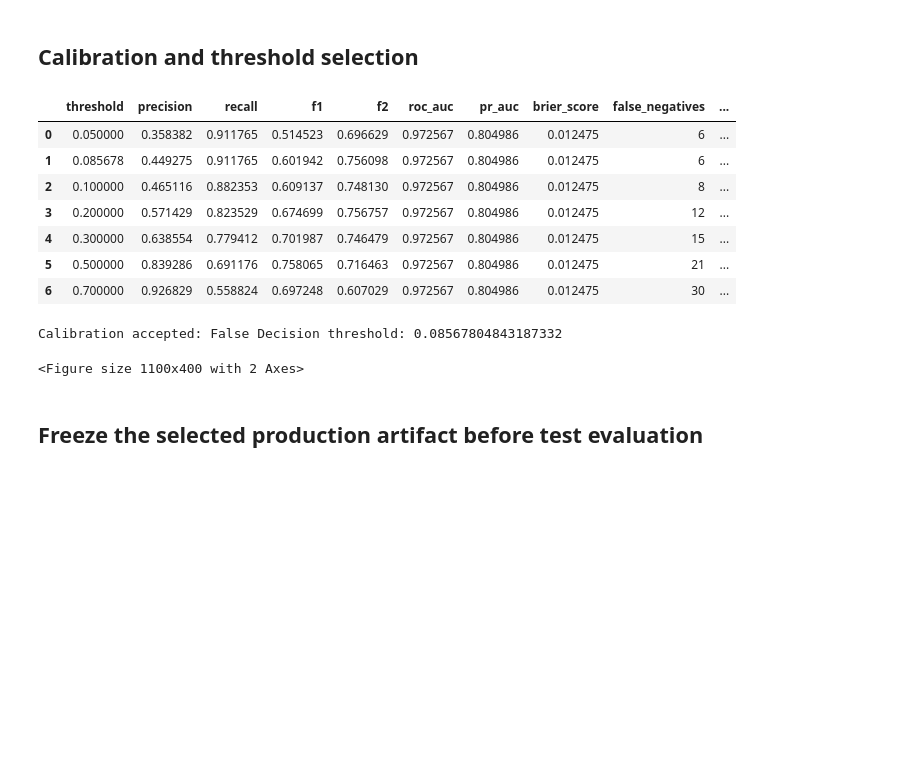
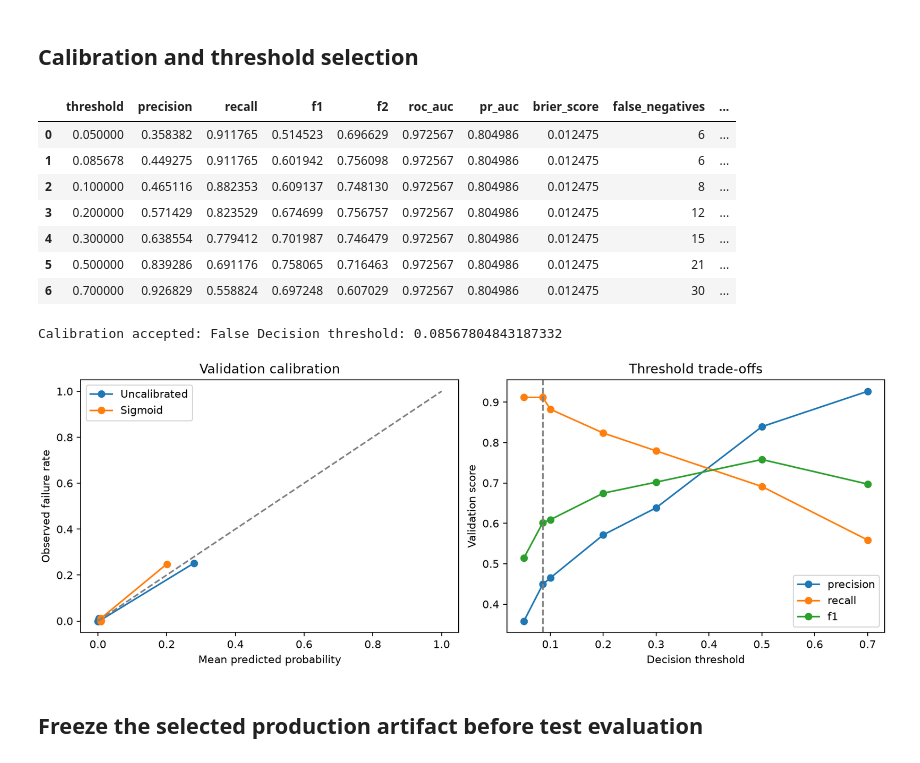
Before and after one commit to XxCPH4xX/Predictive-Maintenance-AI-Platform, a Jupyter notebook: notebooks/06_model_optimization.ipynb, the cells around one changed output. Drawn from its saved outputs; the diff is of its cells as text; code cells hidden in the pictures; blank space fills up the shorter version.

```diff
--- a/notebooks/06_model_optimization.ipynb
+++ b/notebooks/06_model_optimization.ipynb
@@ -90,35 +90,35 @@ threshold = select_threshold(y_validation, validation_probabilities)
 threshold_rows = [evaluate_probabilities(y_validation, validation_probabilities, float(t)) for t in sorted(set([0.05, 0.1, 0.2, 0.3, 0.5, 0.7, threshold]))]
 calibration_results = {"uncalibrated": base_metrics, "sigmoid": calibrated_metrics, "selected": "sigmoid" if use_calibration else "uncalibrated", "acceptance_rule": "At least 5% lower validation Brier and at most 0.01 AP loss"}
 (METRICS_DIR / "calibration.json").write_text(json.dumps(calibration_results, indent=2) + "\n")
 (METRICS_DIR / "threshold_analysis.json").write_text(json.dumps(threshold_rows, indent=2) + "\n")
 display(pd.DataFrame(threshold_rows).drop(columns="confusion_matrix"))
 print("Calibration accepted:", use_calibration, "Decision threshold:", threshold)
 fig, axes = plt.subplots(1, 2, figsize=(11, 4), layout="constrained")
 for label, p in (("Uncalibrated", base_probabilities), ("Sigmoid", calibrated_probabilities)):
     observed, predicted = calibration_curve(y_validation, p, n_bins=8, strategy="quantile")
     axes[0].plot(predicted, observed, marker="o", label=label)
 axes[0].plot([0, 1], [0, 1], linestyle="--", color="gray")
 axes[0].set(xlabel="Mean predicted probability", ylabel="Observed failure rate", title="Validation calibration")
 axes[0].legend()
 for metric in ("precision", "recall", "f1"):
     axes[1].plot([r["threshold"] for r in threshold_rows], [r[metric] for r in threshold_rows], marker="o", label=metric)
 axes[1].axvline(threshold, color="gray", linestyle="--")
 axes[1].set(xlabel="Decision threshold", ylabel="Validation score", title="Threshold trade-offs")
 axes[1].legend()
 fig.savefig(FIGURE_DIR / "model_calibration_thresholds.png", dpi=160)
-display(fig)
+display(Image(filename=str(FIGURE_DIR / "model_calibration_thresholds.png")))
 plt.close(fig)
 # %% [output]
 |  | threshold | precision | recall | f1 | f2 | roc_auc | pr_auc | brier_score | false_negatives | ... |
 | 0 | 0.050000 | 0.358382 | 0.911765 | 0.514523 | 0.696629 | 0.972567 | 0.804986 | 0.012475 | 6 | ... |
 | 1 | 0.085678 | 0.449275 | 0.911765 | 0.601942 | 0.756098 | 0.972567 | 0.804986 | 0.012475 | 6 | ... |
 | 2 | 0.100000 | 0.465116 | 0.882353 | 0.609137 | 0.748130 | 0.972567 | 0.804986 | 0.012475 | 8 | ... |
 | 3 | 0.200000 | 0.571429 | 0.823529 | 0.674699 | 0.756757 | 0.972567 | 0.804986 | 0.012475 | 12 | ... |
 | 4 | 0.300000 | 0.638554 | 0.779412 | 0.701987 | 0.746479 | 0.972567 | 0.804986 | 0.012475 | 15 | ... |
 | 5 | 0.500000 | 0.839286 | 0.691176 | 0.758065 | 0.716463 | 0.972567 | 0.804986 | 0.012475 | 21 | ... |
 | 6 | 0.700000 | 0.926829 | 0.558824 | 0.697248 | 0.607029 | 0.972567 | 0.804986 | 0.012475 | 30 | ... |
 Calibration accepted: False Decision threshold: 0.08567804843187332
-<Figure size 1100x400 with 2 Axes>
+[figure, added]
 # %% [markdown]
 ## Freeze the selected production artifact before test evaluation
 # %%
```
Also changed, not shown: parts of 1 cell of this notebook, 56 other files.
